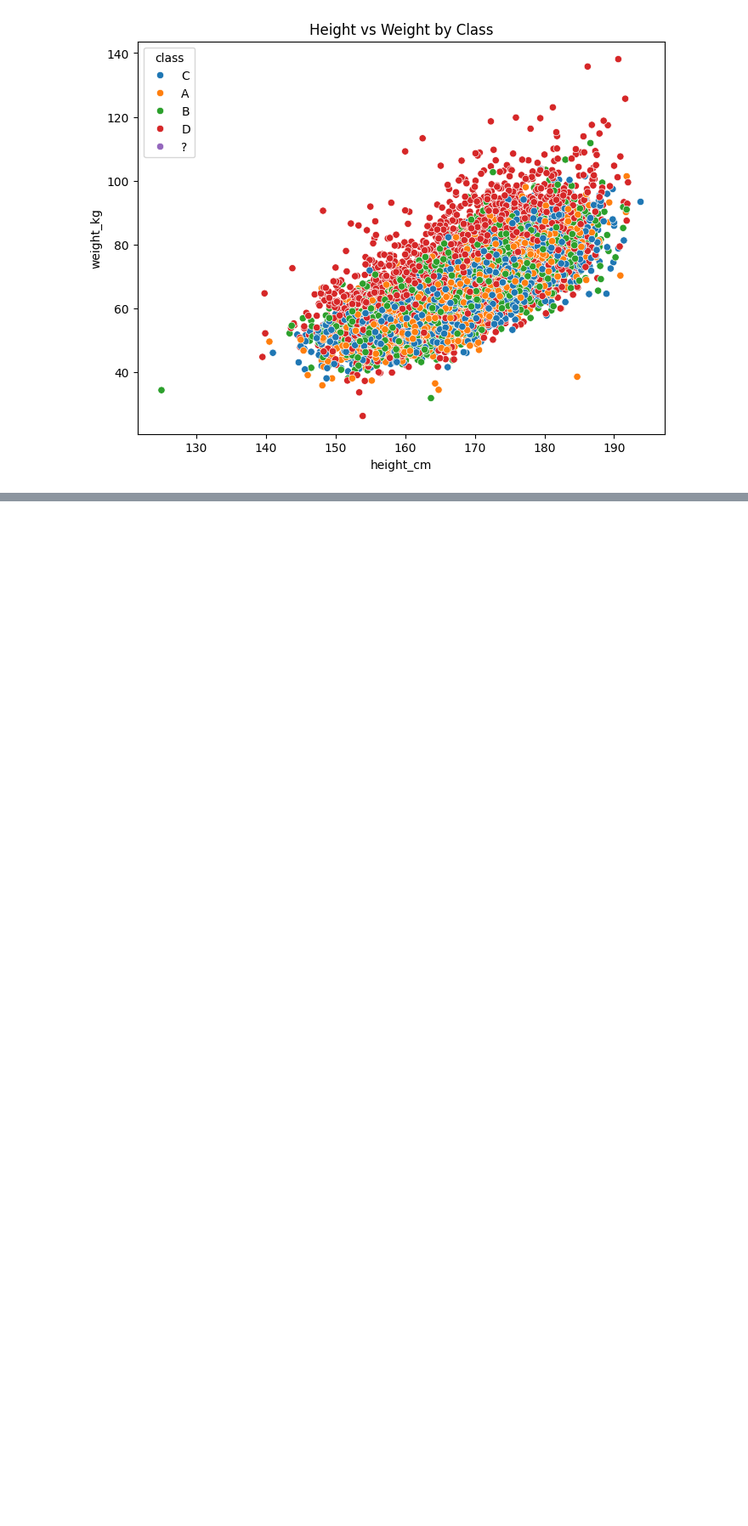
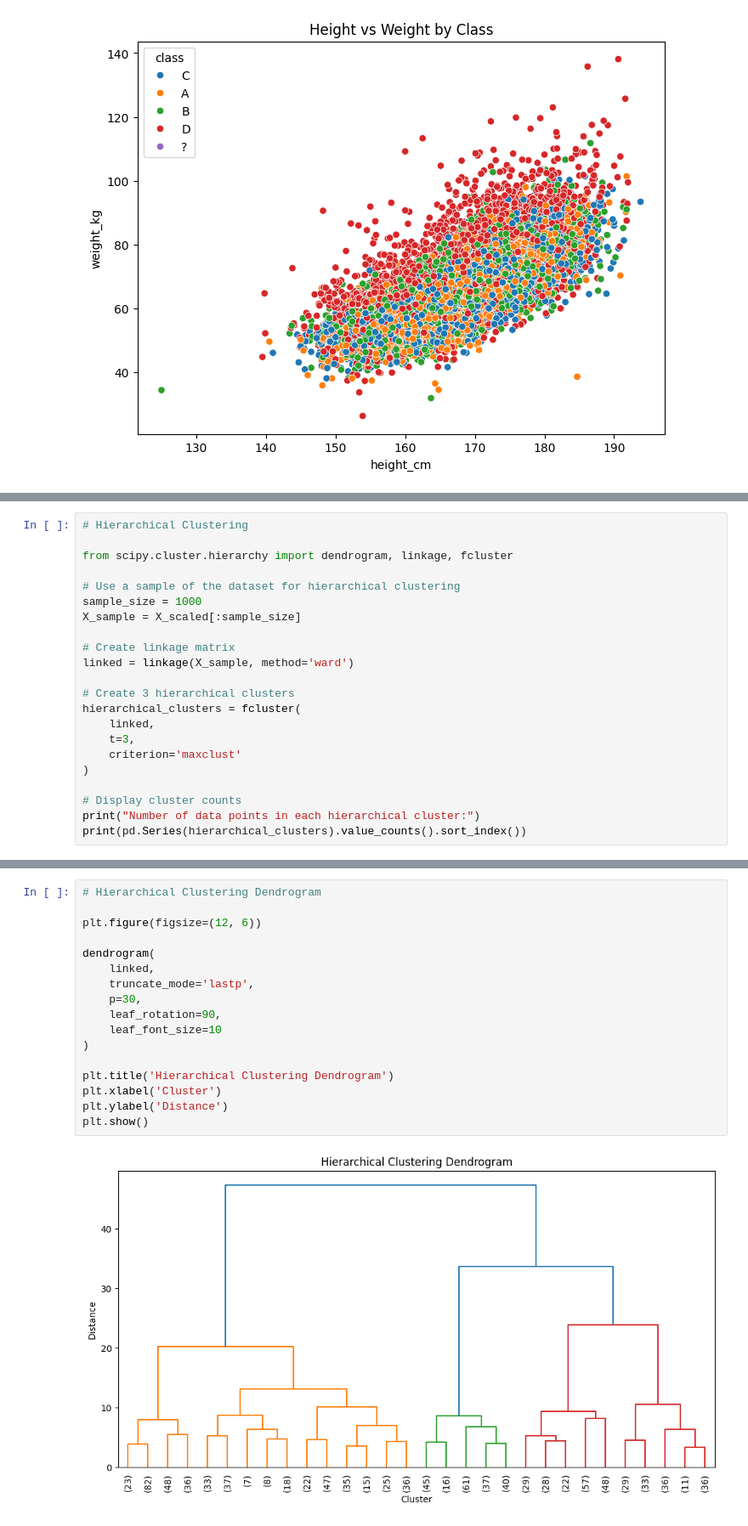
Before and after one commit to paridhi-rangari/Paridhi, a Jupyter notebook: EDA_Phase1.ipynb, the cells around one changed output, grey strips where cells are left out. Shown at 85% size. Drawn from its saved outputs; the diff is of its cells as text; blank space fills up the shorter version.

```diff
--- a/EDA_Phase1.ipynb
+++ b/EDA_Phase1.ipynb
@@ -223,0 +391,22 @@ plt.show()
+# %%
+# Hierarchical Clustering
+
+from scipy.cluster.hierarchy import dendrogram, linkage, fcluster
+
+# Use a sample of the dataset for hierarchical clustering
+sample_size = 1000
+X_sample = X_scaled[:sample_size]
+
+# Create linkage matrix
+linked = linkage(X_sample, method='ward')
+
+# Create 3 hierarchical clusters
+hierarchical_clusters = fcluster(
+    linked,
+    t=3,
+    criterion='maxclust'
+)
+
+# Display cluster counts
+print("Number of data points in each hierarchical cluster:")
+print(pd.Series(hierarchical_clusters).value_counts().sort_index())
@@ -223,0 +419,19 @@ plt.show()
+# %%
+# Hierarchical Clustering Dendrogram
+
+plt.figure(figsize=(12, 6))
+
+dendrogram(
+    linked,
+    truncate_mode='lastp',
+    p=30,
+    leaf_rotation=90,
+    leaf_font_size=10
+)
+
+plt.title('Hierarchical Clustering Dendrogram')
+plt.xlabel('Cluster')
+plt.ylabel('Distance')
+plt.show()
+# %% [output]
+[figure, added]
```
Also changed, not shown: parts of 16 cells of this notebook.
